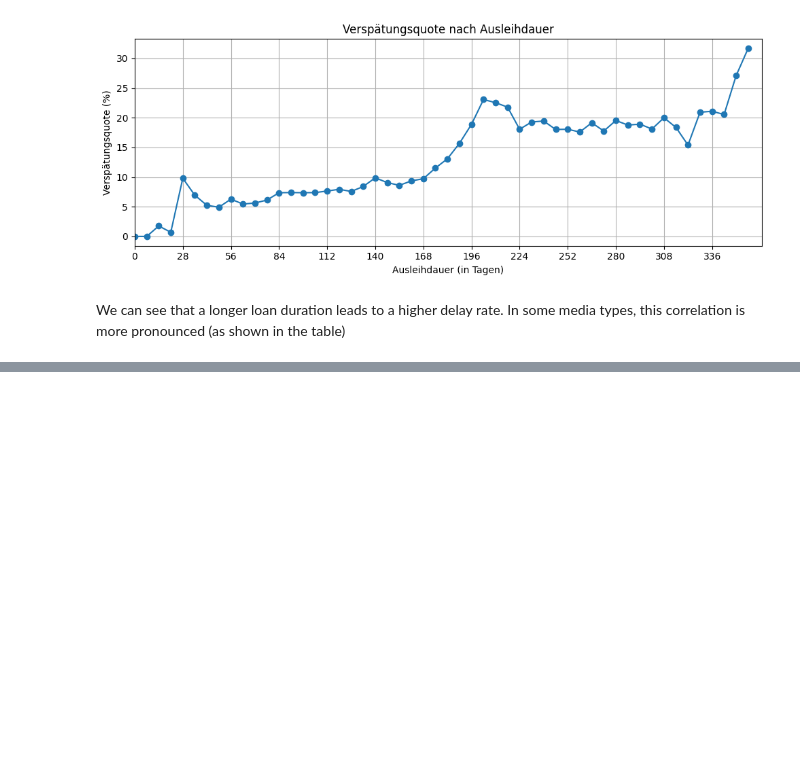
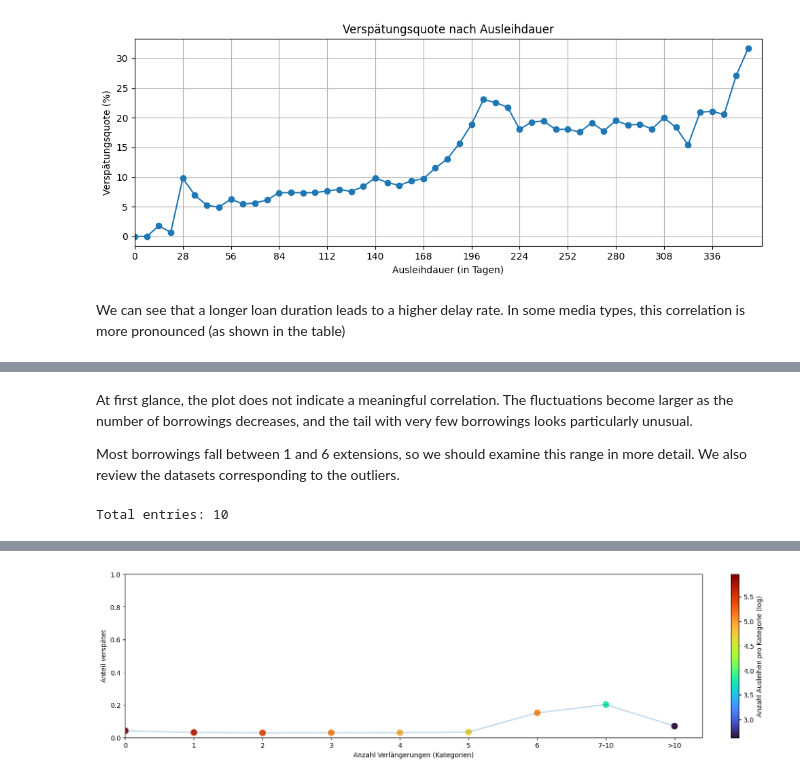
Before and after one commit to RobinAllgeier/Data_Literacy, a Jupyter notebook: notebooks/nr-notebook.ipynb, the cells around one changed output, grey strips where cells are left out. Saved outputs shown, nothing was run; the diff lists cells and outputs as text; code cells hidden in the pictures; blank space fills up the shorter version.

```diff
--- a/notebooks/nr-notebook.ipynb
+++ b/notebooks/nr-notebook.ipynb
@@ -488,0 +458,52 @@ plt.show()
+# %% [markdown]
+At first glance, the plot does not indicate a meaningful correlation. The fluctuations become larger as the number of borrowings decreases, and the tail with very few borrowings looks particularly unusual.
+
+Most borrowings fall between 1 and 6 extensions, so we should examine this range in more detail. We also review the datasets corresponding to the outliers.
+# %%
+# look at the outliers (more than 25 extension)
+tail_data_frame = extension_data_frame[extension_data_frame["Anzahl_Verlängerungen"] > 25]
+print(f"Total entries: {len(tail_data_frame)}")
+display(tail_data_frame.sort_values("Anzahl_Verlängerungen", ascending=False))
+
+# look at smaller range (categories of extension from above)
+categorized_extension_data = extension_data_frame.copy()
+
+categorized_extension_data["extensions_bin"] = pd.cut(
+    categorized_extension_data["Anzahl_Verlängerungen"],
+    bins=bins,
+    labels=labels,
+    right=True,
+    include_lowest=True
+)
+
+late_rate_by_category = (
+    categorized_extension_data.groupby("extensions_bin", observed=True)["late"]
+    .agg(n="size", late_rate="mean")
+    .reindex(labels)
+    .reset_index()
+)
+
+x_labels = late_rate_by_category["extensions_bin"].astype(str).to_numpy()
+x = late_rate_by_extensions["Anzahl_Verlängerungen"].to_numpy()
+y = late_rate_by_category["late_rate"].to_numpy()
+n = late_rate_by_category["n"].to_numpy()
+
+fig, ax = plt.subplots(figsize=(14, 4), constrained_layout=True)
+
+c = np.log10(n)
+scatter = ax.scatter(np.arange(len(x_labels)), y, c=c, s=80, cmap="turbo")
+ax.plot(np.arange(len(x_labels)), y, alpha=0.35)
+
+ax.set_xlabel("Anzahl Verlängerungen (Kategorien)")
+ax.set_ylabel("Anteil verspätet")
+ax.set_ylim(0, 1)
+ax.set_xlim(left=0)
+ax.set_xticks(np.arange(len(x_labels)))
+ax.set_xticklabels(x_labels)
+
+color_bar = plt.colorbar(scatter, ax=ax)
+color_bar.set_label("Anzahl Ausleihen pro Kategorie (log)")
+
+plt.show()
+# %% [output]
+Total entries: 10
@@ -488,0 +521 @@ plt.show()
+[figure, added]
```
Also changed, not shown: parts of 29 cells of this notebook, 1 other file.
